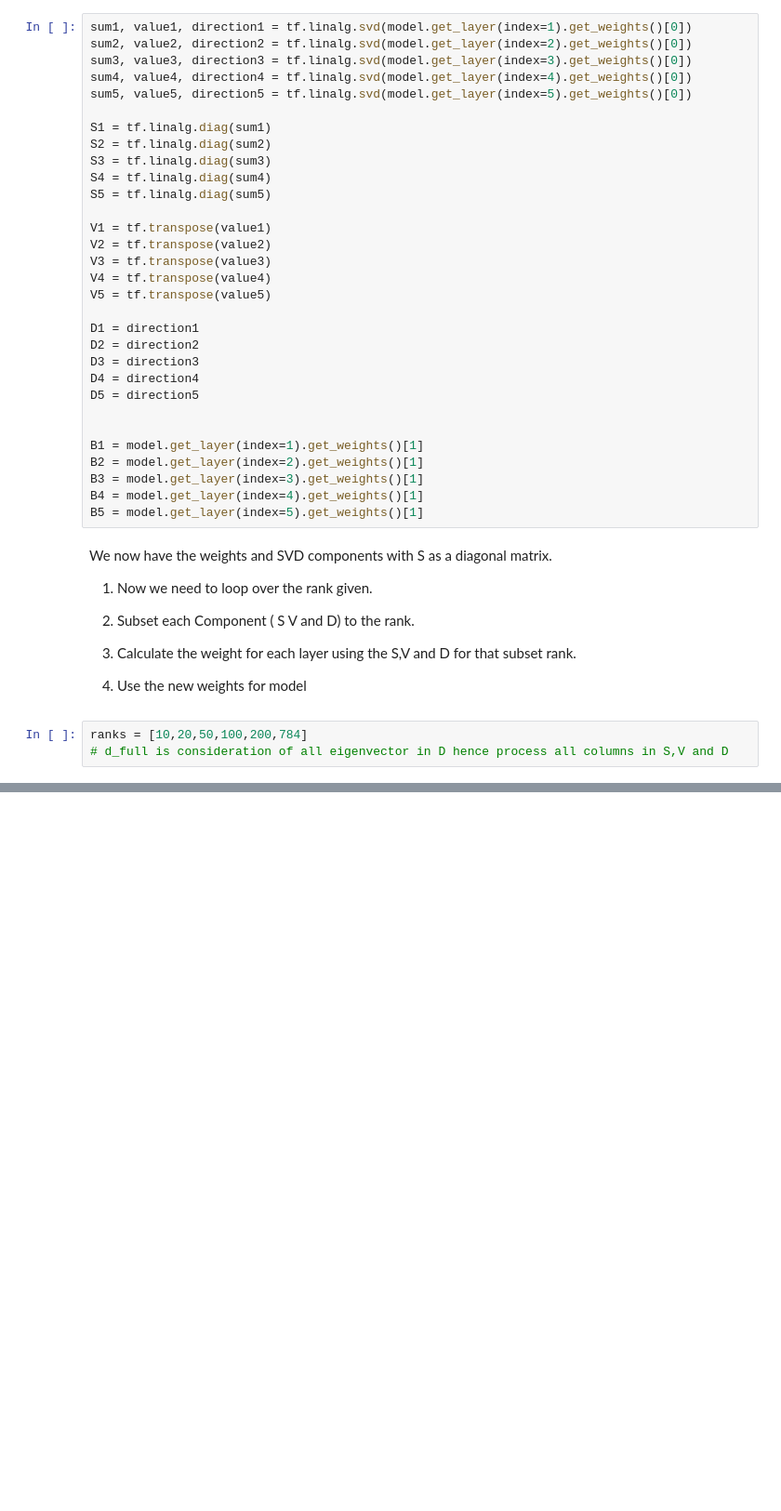
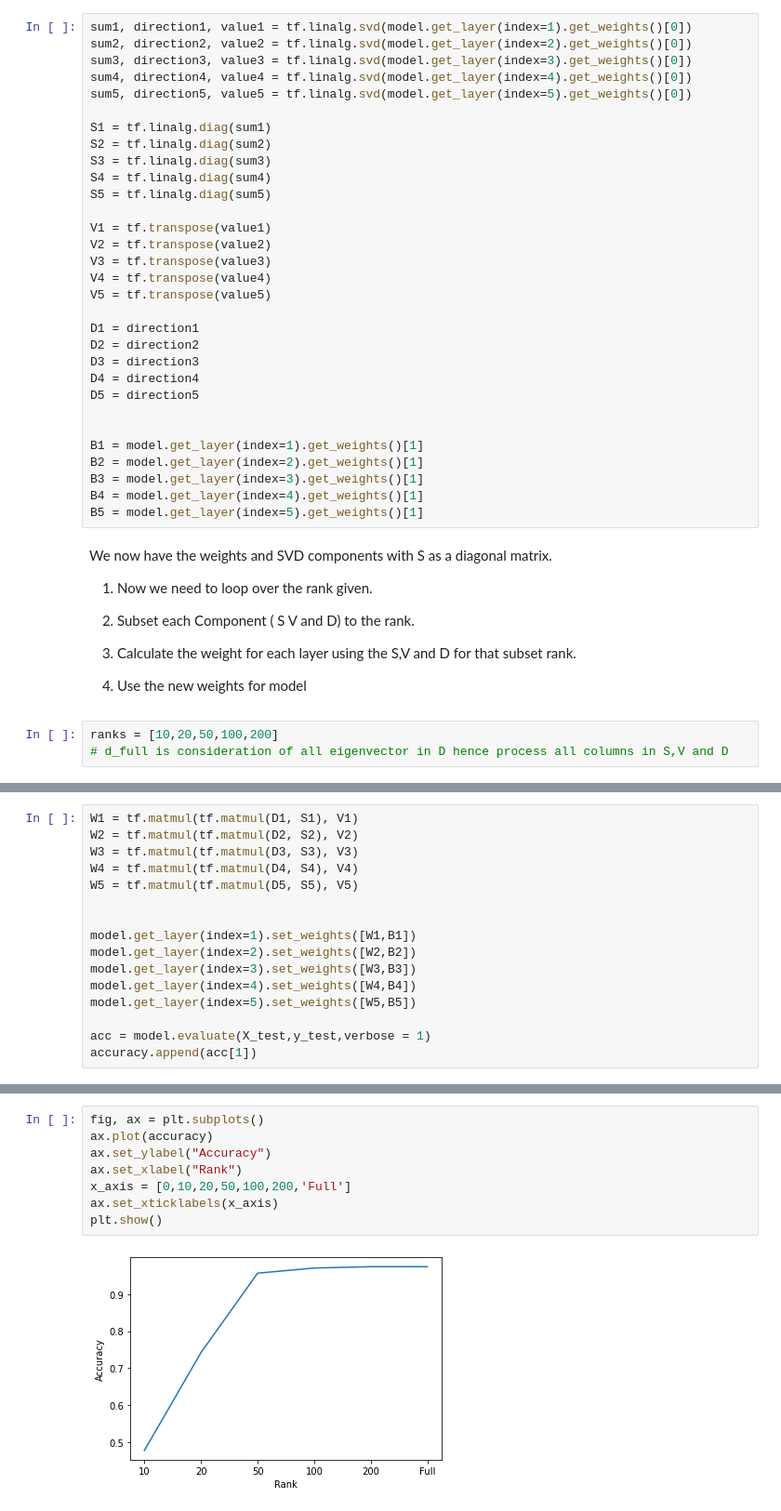
Before and after one commit to ram130849/Deep_Learning_Systems, a Jupyter notebook: TensorFlow/Tejas/Deep_Learning_HW4_Q1.ipynb, the cells around one changed output, grey strips where cells are left out. Shown at 93% size. Saved outputs shown, nothing was run; the diff lists cells and outputs as text; blank space fills up the shorter version.

```diff
--- a/TensorFlow/Tejas/Deep_Learning_HW4_Q1.ipynb
+++ b/TensorFlow/Tejas/Deep_Learning_HW4_Q1.ipynb
@@ -293,11 +293,11 @@ Shape of S is layer 0 and onwards  :(784, 784) & (1024, 1024)
 Shape of V is layer 0 and onwards  :(784, 784) & (1024, 1024)
 Shape of D is layer 0 and onwards  :(1024, 784) & (1024, 1024)
 # %%
-sum1, value1, direction1 = tf.linalg.svd(model.get_layer(index=1).get_weights()[0])
-sum2, value2, direction2 = tf.linalg.svd(model.get_layer(index=2).get_weights()[0])
-sum3, value3, direction3 = tf.linalg.svd(model.get_layer(index=3).get_weights()[0])
-sum4, value4, direction4 = tf.linalg.svd(model.get_layer(index=4).get_weights()[0])
-sum5, value5, direction5 = tf.linalg.svd(model.get_layer(index=5).get_weights()[0])
+sum1, direction1, value1 = tf.linalg.svd(model.get_layer(index=1).get_weights()[0])
+sum2, direction2, value2 = tf.linalg.svd(model.get_layer(index=2).get_weights()[0])
+sum3, direction3, value3 = tf.linalg.svd(model.get_layer(index=3).get_weights()[0])
+sum4, direction4, value4 = tf.linalg.svd(model.get_layer(index=4).get_weights()[0])
+sum5, direction5, value5 = tf.linalg.svd(model.get_layer(index=5).get_weights()[0])
 
 S1 = tf.linalg.diag(sum1)
 S2 = tf.linalg.diag(sum2)
@@ -335,7 +335,7 @@ We now have the weights and SVD components with S as a diagonal matrix.
 
 4. Use the new weights for model
 # %%
-ranks = [10,20,50,100,200,784]
+ranks = [10,20,50,100,200]
 # d_full is consideration of all eigenvector in D hence process all columns in S,V and D
 # %%
 accuracy = []
@@ -382,0 +393,16 @@ ValueError: ignored
+# %%
+W1 = tf.matmul(tf.matmul(D1, S1), V1)
+W2 = tf.matmul(tf.matmul(D2, S2), V2)
+W3 = tf.matmul(tf.matmul(D3, S3), V3)
+W4 = tf.matmul(tf.matmul(D4, S4), V4)
+W5 = tf.matmul(tf.matmul(D5, S5), V5)
+
+
+model.get_layer(index=1).set_weights([W1,B1])
+model.get_layer(index=2).set_weights([W2,B2])
+model.get_layer(index=3).set_weights([W3,B3])
+model.get_layer(index=4).set_weights([W4,B4])
+model.get_layer(index=5).set_weights([W5,B5])
+
+acc = model.evaluate(X_test,y_test,verbose = 1)
+accuracy.append(acc[1])
@@ -382,0 +411,10 @@ ValueError: ignored
+# %%
+fig, ax = plt.subplots()
+ax.plot(accuracy)
+ax.set_ylabel("Accuracy")
+ax.set_xlabel("Rank")
+x_axis = [0,10,20,50,100,200,'Full']
+ax.set_xticklabels(x_axis)
+plt.show()
+# %% [output]
+[figure, added]
```
Also changed, not shown: parts of 4 cells of this notebook.
